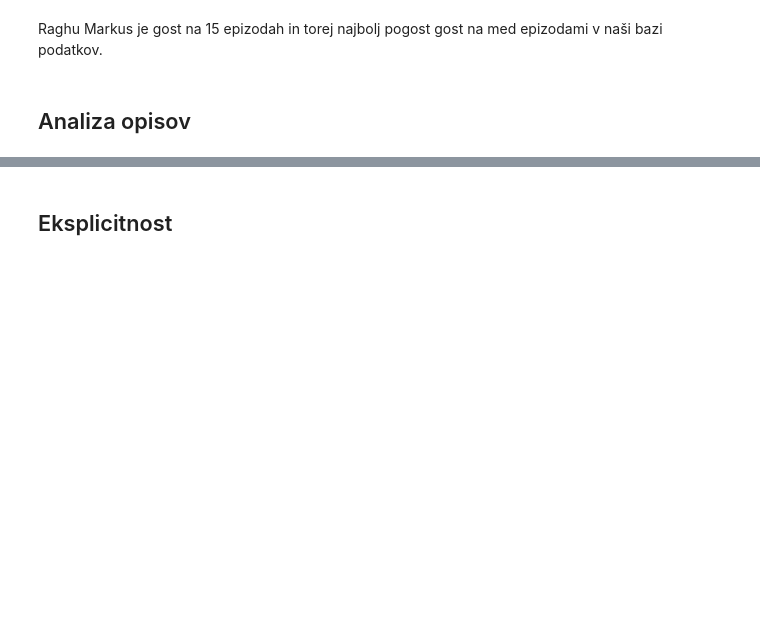
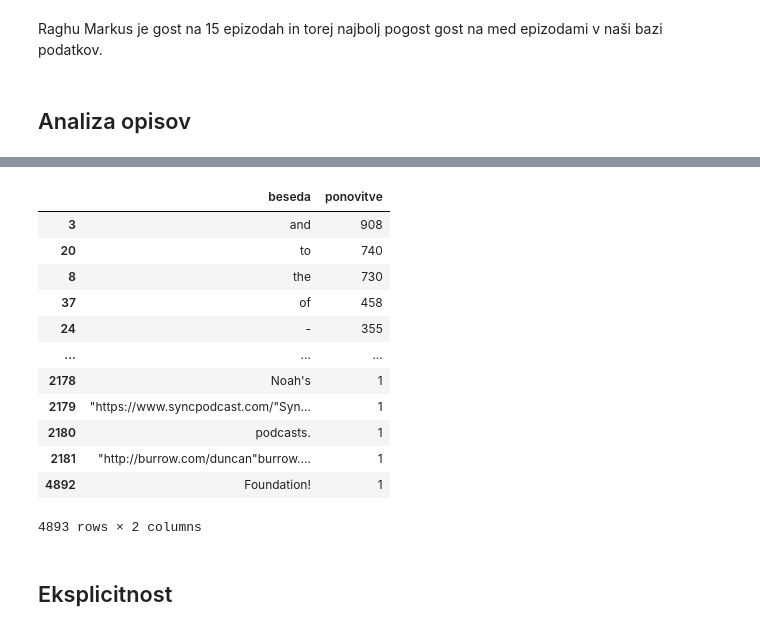
Before and after one commit to lukamarcic/DTFH-analiza-podatkov, a Jupyter notebook: analiza_podatkov.ipynb, the cells around one changed output, grey strips where cells are left out. Saved outputs shown, nothing was run; the diff lists cells and outputs as text; code cells hidden in the pictures; blank space fills up the shorter version.

```diff
--- a/analiza_podatkov.ipynb
+++ b/analiza_podatkov.ipynb
@@ -361,3 +404,31 @@ Raghu Markus je gost na 15 epizodah in torej najbolj pogost gost na med epizodam
+# %%
+# Naredimo tabelo vseh besed v naslovih epizod padajoče glede na ponovitve (gledamo 20 najbolj pogostih)
+seznam_vseh_besed_opis = []
+
+for seznam in sez_besed_opis:
+    for beseda in seznam:
+        seznam_vseh_besed_opis.append(beseda)
+
+slovar_besed2 = prestej_besede(seznam_vseh_besed_opis)
+
+pomozni_slovar2 = {'beseda' : slovar_besed2.keys(), 'ponovitve' : (slovar_besed2.values())}
+
+ponovitve_besed_naslov = pd.DataFrame(pomozni_slovar2)
+ponovitve_besed_naslov.sort_values('ponovitve', ascending= False)
+# %% [output]
+|  | beseda | ponovitve |
+| 3 | and | 908 |
+| 20 | to | 740 |
+| 8 | the | 730 |
+| 37 | of | 458 |
+| 24 | - | 355 |
+| ... | ... | ... |
+| 2178 | Noah's | 1 |
+| 2179 | "https://www.syncpodcast.com/"Syn... | 1 |
+| 2180 | podcasts. | 1 |
+| 2181 | "http://burrow.com/duncan"burrow.... | 1 |
+| 4892 | Foundation! | 1 |
+4893 rows × 2 columns
 # %% [markdown]
 ## Eksplicitnost
 # %% [markdown]
```
Also changed, not shown: parts of 7 cells of this notebook.
